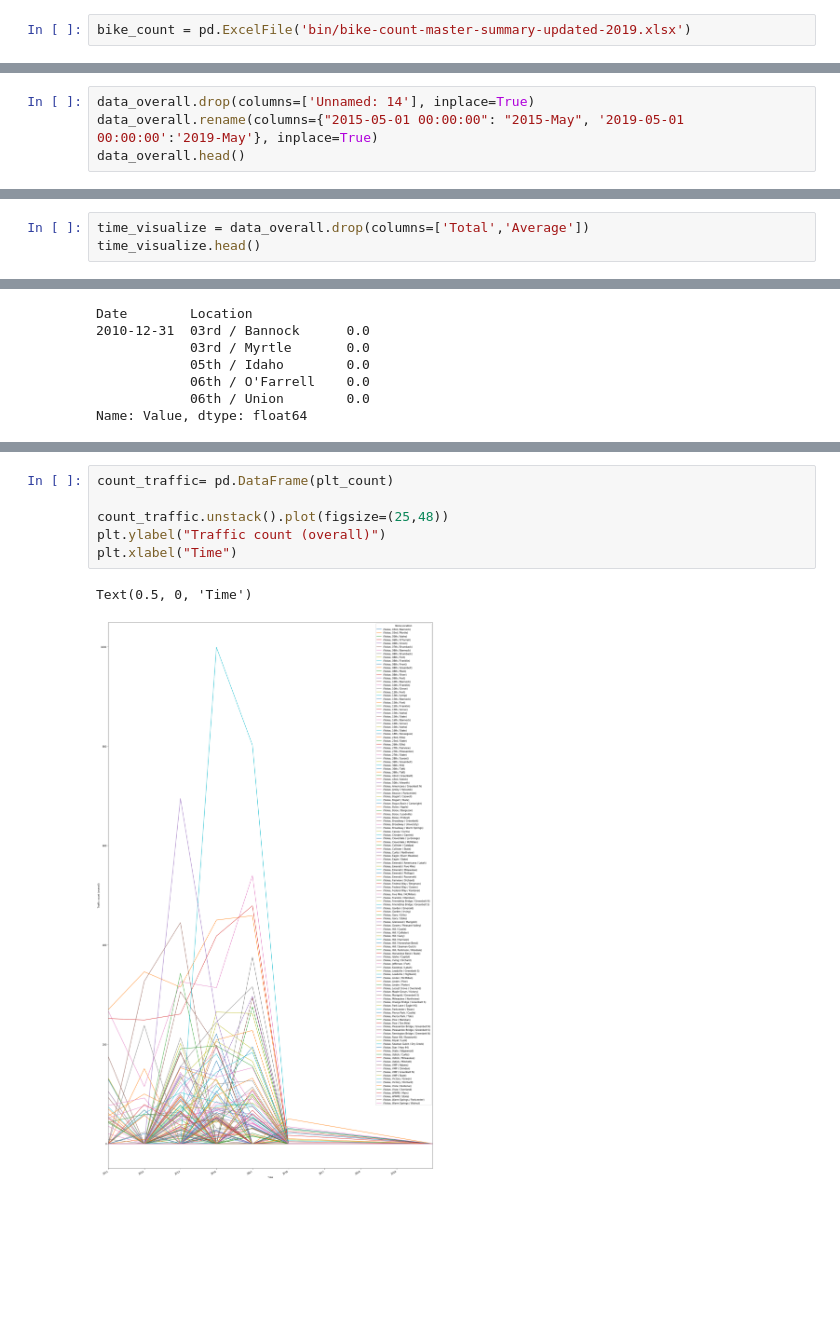
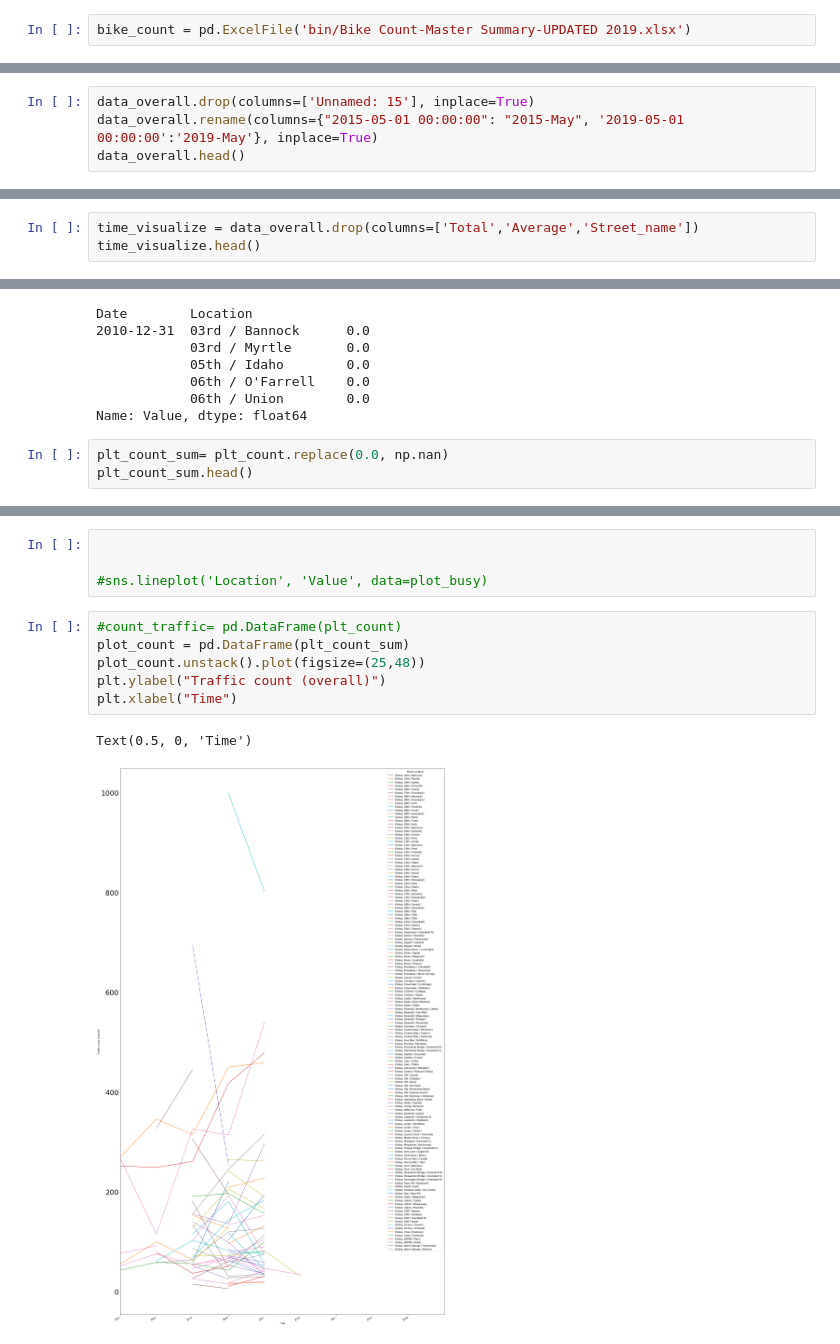
Before and after one commit to mikestefancic/TVCA, a Jupyter notebook: tvca-explore.ipynb, the cells around one changed output, grey strips where cells are left out. Drawn from its saved outputs; the diff is of its cells as text; blank space fills up the shorter version.

Commit message:
Analysis for busy_street_traffic & Street_speedlimit_traffic

```diff
--- a/tvca-explore.ipynb
+++ b/tvca-explore.ipynb
@@ -30,7 +30,7 @@ All binary files are in the `bin/` folder
 ### `bike-count-master-summary-updated-2019.xlsx`
 This data file was provided to us by Mike and contains TVCA collected data - bike counts observed at different intersections in Boise from 2007 to 2019
 # %%
-bike_count = pd.ExcelFile('bin/bike-count-master-summary-updated-2019.xlsx')
+bike_count = pd.ExcelFile('bin/Bike Count-Master Summary-UPDATED 2019.xlsx')
 # %% [markdown]
 The excel file has multiple sheets with different headers and data.
 
@@ -90,7 +90,7 @@ data_overall.head()
 # %% [markdown]
 Cleanup the columns
 # %%
-data_overall.drop(columns=['Unnamed: 14'], inplace=True)
+data_overall.drop(columns=['Unnamed: 15'], inplace=True)
 data_overall.rename(columns={"2015-05-01 00:00:00": "2015-May", '2019-05-01 00:00:00':'2019-May'}, inplace=True)
 data_overall.head()
 # %% [output]
@@ -828,7 +828,7 @@ data_overall.head()
 # %% [markdown]
 Let us take only the required data.
 # %%
-time_visualize = data_overall.drop(columns=['Total','Average'])
+time_visualize = data_overall.drop(columns=['Total','Average','Street_name'])
 time_visualize.head()
 # %% [output]
 |  | Location | 2010 | 2011 | 2012-May | 2012-September | 2013-May | 2013-September | 2014-May | ... |
@@ -866,3 +867,6 @@ Date        Location
             06th / O'Farrell    0.0
             06th / Union        0.0
 Name: Value, dtype: float64
+# %%
+plt_count_sum= plt_count.replace(0.0, np.nan)
+plt_count_sum.head()
@@ -869,11 +892,15 @@ Name: Value, dtype: float64
+# %%
+
+
+#sns.lineplot('Location', 'Value', data=plot_busy)
 # %%
-count_traffic= pd.DataFrame(plt_count)
-
-count_traffic.unstack().plot(figsize=(25,48))
+#count_traffic= pd.DataFrame(plt_count)
+plot_count = pd.DataFrame(plt_count_sum)
+plot_count.unstack().plot(figsize=(25,48))
 plt.ylabel("Traffic count (overall)")
 plt.xlabel("Time")
 # %% [output]
 Text(0.5, 0, 'Time')
-[figure, old version]
+[figure, new version]
 # %% [markdown]
 For our **RQ1**. To find the busiest street and the traffic count.
```
Also changed, not shown: parts of 57 cells of this notebook.
